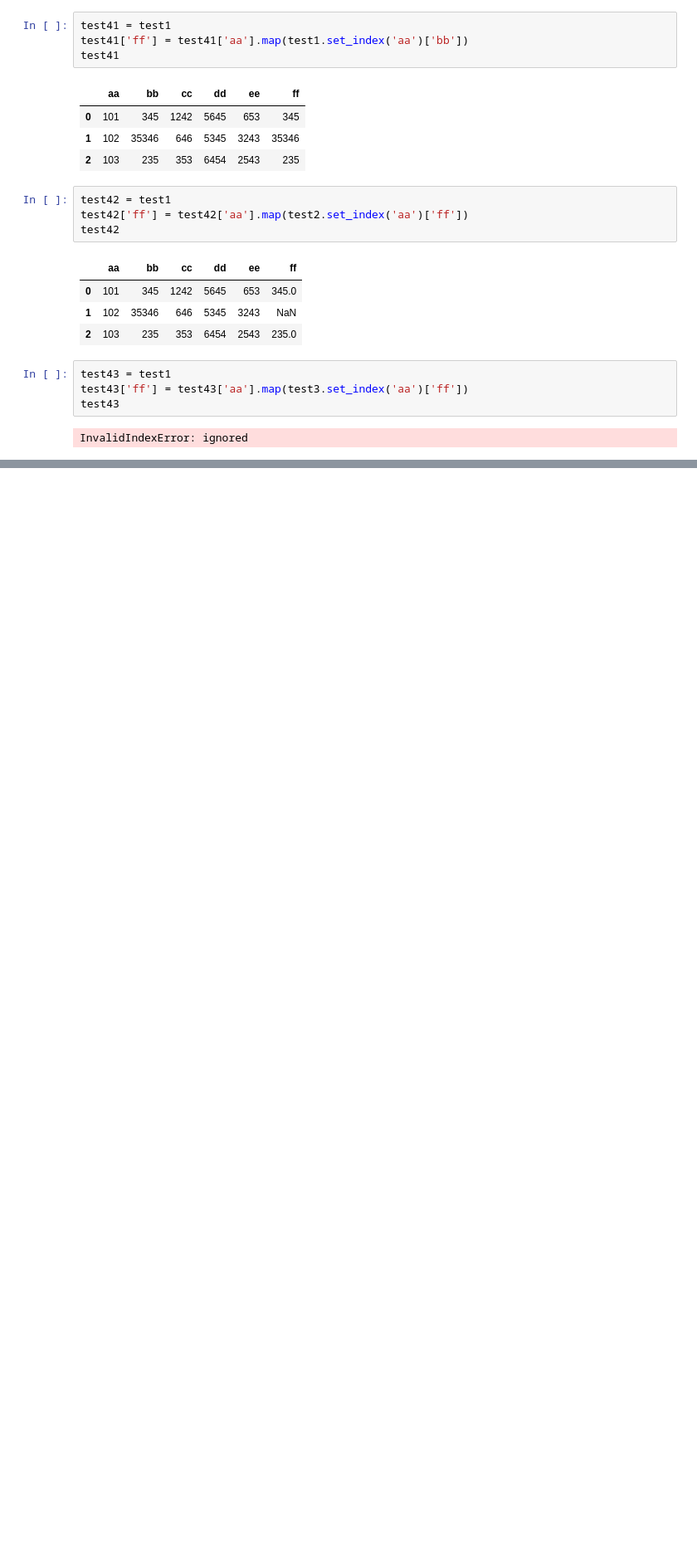
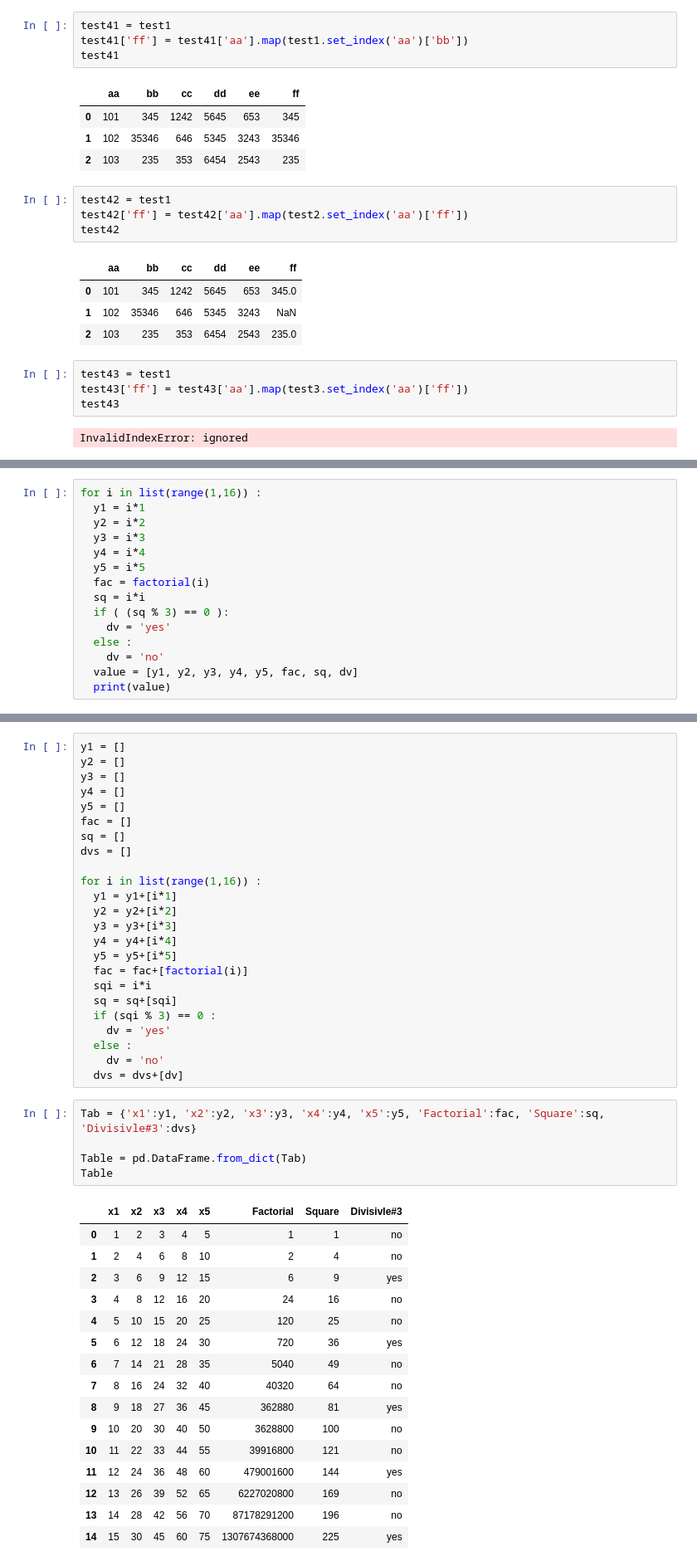
Before and after one commit to NahataiTep/DPDM65, a Jupyter notebook: pre_processing.ipynb, the cells around one changed output, grey strips where cells are left out. Shown at 83% size. Saved outputs shown, nothing was run; the diff lists cells and outputs as text; blank space fills up the shorter version.

```diff
--- a/pre_processing.ipynb
+++ b/pre_processing.ipynb
@@ -957,0 +1032,15 @@ InvalidIndexError: ignored
+# %%
+for i in list(range(1,16)) :
+  y1 = i*1
+  y2 = i*2
+  y3 = i*3
+  y4 = i*4
+  y5 = i*5
+  fac = factorial(i)
+  sq = i*i
+  if ( (sq % 3) == 0 ):
+    dv = 'yes'
+  else :
+    dv = 'no'
+  value = [y1, y2, y3, y4, y5, fac, sq, dv]
+  print(value)
@@ -957,0 +1063,46 @@ InvalidIndexError: ignored
+# %%
+y1 = []
+y2 = []
+y3 = []
+y4 = []
+y5 = []
+fac = []
+sq = []
+dvs = []
+
+for i in list(range(1,16)) :
+  y1 = y1+[i*1]
+  y2 = y2+[i*2]
+  y3 = y3+[i*3]
+  y4 = y4+[i*4]
+  y5 = y5+[i*5]
+  fac = fac+[factorial(i)]
+  sqi = i*i
+  sq = sq+[sqi]
+  if (sqi % 3) == 0 :
+    dv = 'yes'
+  else :
+    dv = 'no'
+  dvs = dvs+[dv]
+# %%
+Tab = {'x1':y1, 'x2':y2, 'x3':y3, 'x4':y4, 'x5':y5, 'Factorial':fac, 'Square':sq, 'Divisivle#3':dvs}
+
+Table = pd.DataFrame.from_dict(Tab)
+Table
+# %% [output]
+|  | x1 | x2 | x3 | x4 | x5 | Factorial | Square | Divisivle#3 |
+| 0 | 1 | 2 | 3 | 4 | 5 | 1 | 1 | no |
+| 1 | 2 | 4 | 6 | 8 | 10 | 2 | 4 | no |
+| 2 | 3 | 6 | 9 | 12 | 15 | 6 | 9 | yes |
+| 3 | 4 | 8 | 12 | 16 | 20 | 24 | 16 | no |
+| 4 | 5 | 10 | 15 | 20 | 25 | 120 | 25 | no |
+| 5 | 6 | 12 | 18 | 24 | 30 | 720 | 36 | yes |
+| 6 | 7 | 14 | 21 | 28 | 35 | 5040 | 49 | no |
+| 7 | 8 | 16 | 24 | 32 | 40 | 40320 | 64 | no |
+| 8 | 9 | 18 | 27 | 36 | 45 | 362880 | 81 | yes |
+| 9 | 10 | 20 | 30 | 40 | 50 | 3628800 | 100 | no |
+| 10 | 11 | 22 | 33 | 44 | 55 | 39916800 | 121 | no |
+| 11 | 12 | 24 | 36 | 48 | 60 | 479001600 | 144 | yes |
+| 12 | 13 | 26 | 39 | 52 | 65 | 6227020800 | 169 | no |
+| 13 | 14 | 28 | 42 | 56 | 70 | 87178291200 | 196 | no |
+| 14 | 15 | 30 | 45 | 60 | 75 | 1307674368000 | 225 | yes |
```
Also changed, not shown: parts of 24 cells of this notebook.
